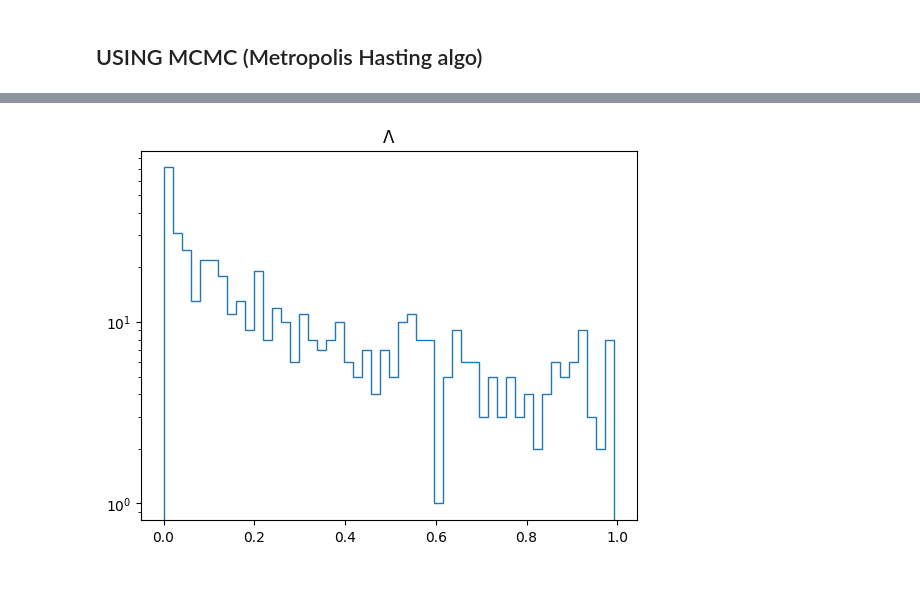
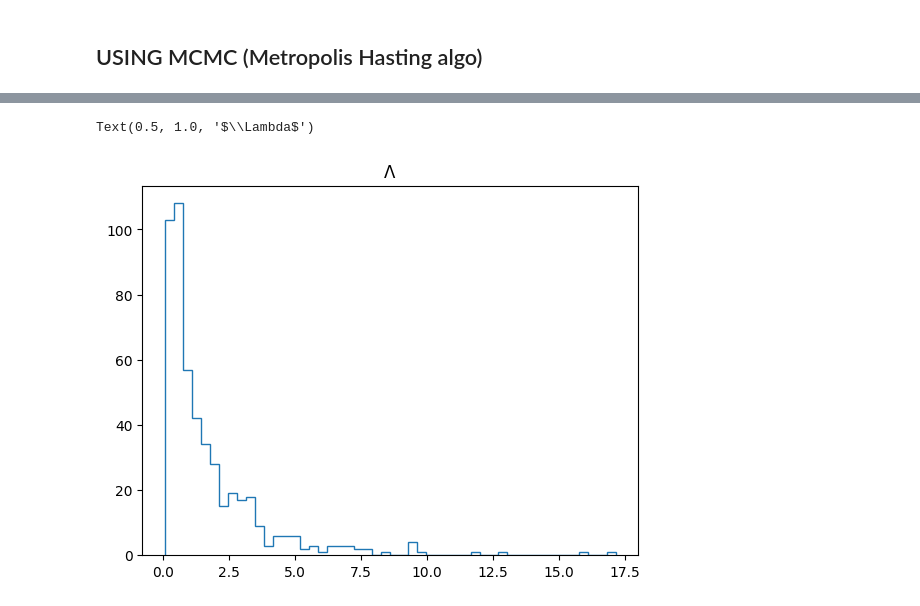
Before and after one commit to SSingh087/test-hierarchical-model, a Jupyter notebook: test-toy-HM/test-toy-HM.ipynb, the cells around one changed output, grey strips where cells are left out. Saved outputs shown, nothing was run; the diff lists cells and outputs as text; code cells hidden in the pictures.

```diff
--- a/test-toy-HM/test-toy-HM.ipynb
+++ b/test-toy-HM/test-toy-HM.ipynb
@@ -87,6 +87,5 @@ Name: mean, dtype: float64
 # %%
 LEN_DATA = 500 # size of X
 LEN_HYPERPARAM = 500
-A, B = 1, 2
-LAMBDA = lambda x : A*x**B
+LAMBDA = st.lognorm(1).rvs(LEN_HYPERPARAM)
 X = np.empty((LEN_HYPERPARAM, LEN_DATA))
@@ -99,9 +92,9 @@ plt.scatter(x, LAMBDA(x), marker='x')
 # %%
-plt.hist(LAMBDA(x), bins=50, fill=False, histtype='step')
+plt.hist(LAMBDA, bins=50, fill=False, histtype='step')
 plt.title(r'$\Lambda$')
-plt.yscale('log')
 # %% [output]
+Text(0.5, 1.0, '$\\Lambda$')
-[figure, old version]
+[figure, new version]
 # %%
 X = np.empty((LEN_HYPERPARAM, LEN_DATA))
 for i in range(LEN_HYPERPARAM):
```
Also changed, not shown: parts of 20 cells of this notebook.
